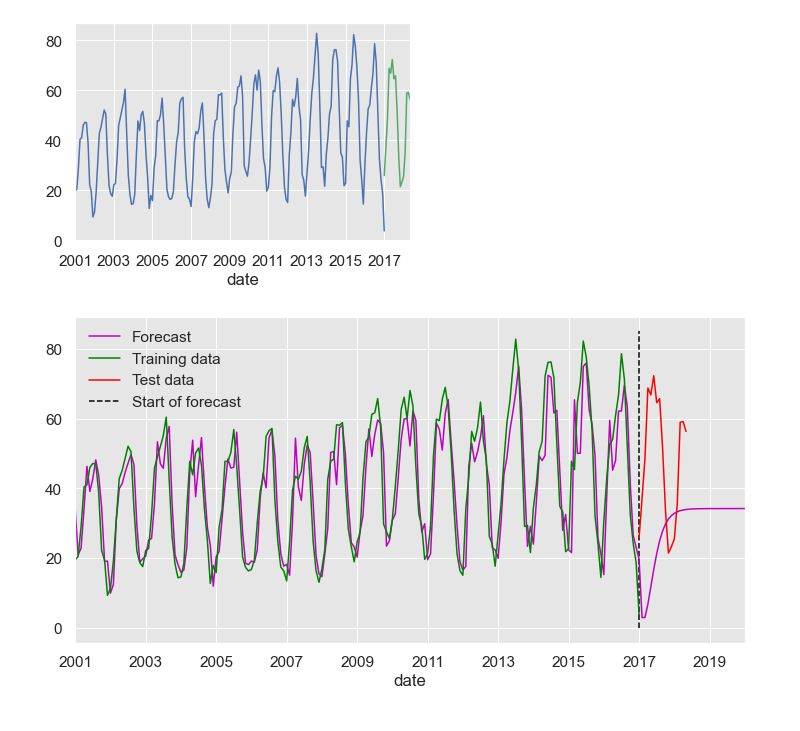
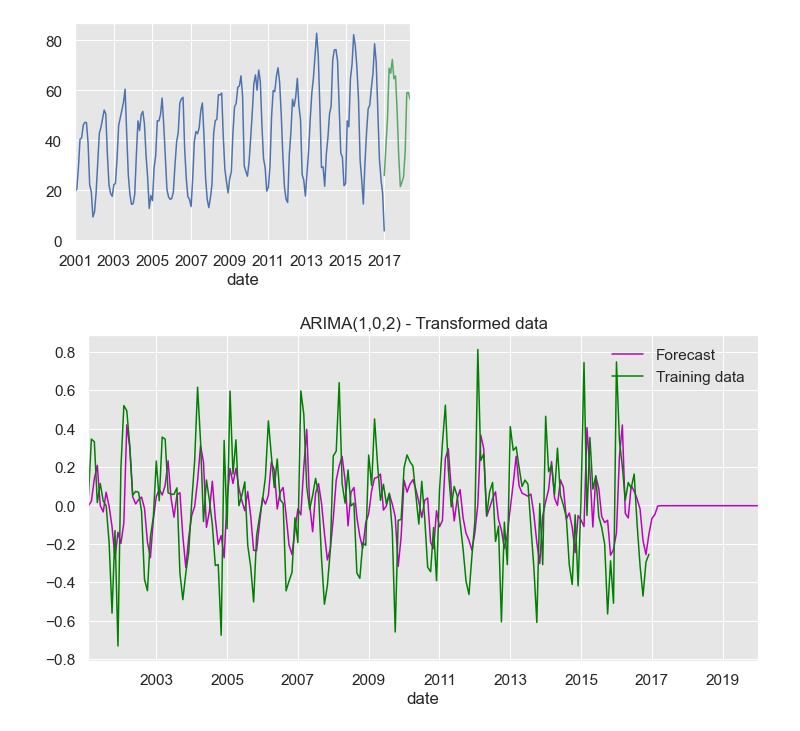
Before and after one commit to Jorge-Salmon/air_qualityMadrid, a Jupyter notebook: main.ipynb, the cells around one changed output. Cells and saved outputs as stored; diff of their text form; code cells hidden in the pictures.

```diff
--- a/main.ipynb
+++ b/main.ipynb
@@ -364,7 +365,7 @@ Critical values :
 p-value is very high.
 # %%
 # trend
-df_log=np.log(df_roll['O_3'])
+df_log=np.log(df_roll['O_3'].copy())
 df_log=df_log[:-1]
 plt.plot(df_log)
 plt.xlabel('Year')
@@ -584,17 +587,19 @@ df_test_roll['O_3'].plot()
 <AxesSubplot:xlabel='date'>
 [figure]
 # %%
+# transformed data
 df_train_log = np.log(df_train_roll['O_3'])
-model = ARIMA(df_train_log, order=(1,0,2))
-res_102 = model.fit()
-predict = np.exp(res_102.predict('2001-01', '2020-01', dynamic=False))
+model = ARIMA(df_logDiffShift, order=(1,0,2))
+results = model.fit()
+predict = results.predict('2001-02', '2020-01', dynamic=False)
 
 fig, ax = plt.subplots(figsize=(12, 6))
 ax = predict.plot(label='Forecast', color='m')
-ax = np.exp(df_train_log).plot(label='Training data', color='g')
-ax = df_test_roll['O_3'].plot(label='Test data', color='r')
-ax.vlines('2017-01', 0, 85, linestyle='--', color='k', label='Start of forecast')
+ax = df_logDiffShift.plot(label='Training data', color='g')
+#ax = df_test_roll['O_3'].plot(label='Test data', color='r')
+#ax.vlines('2017-01', 0, 85, linestyle='--', color='k', label='Start of forecast')
 plt.legend(loc='best')
+plt.title('ARIMA(1,0,2) - Transformed data')
 plt.show()
 # %% [output]
-[figure, old version]
+[figure, new version]
```
Also changed, not shown: parts of 6 cells of this notebook.
